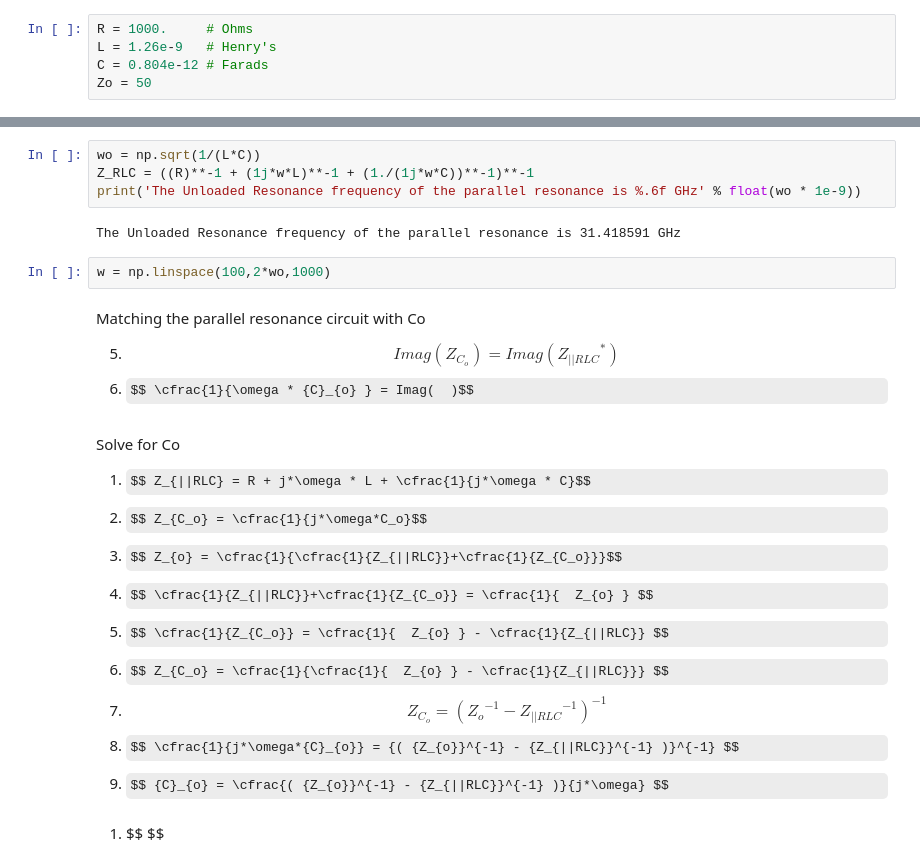
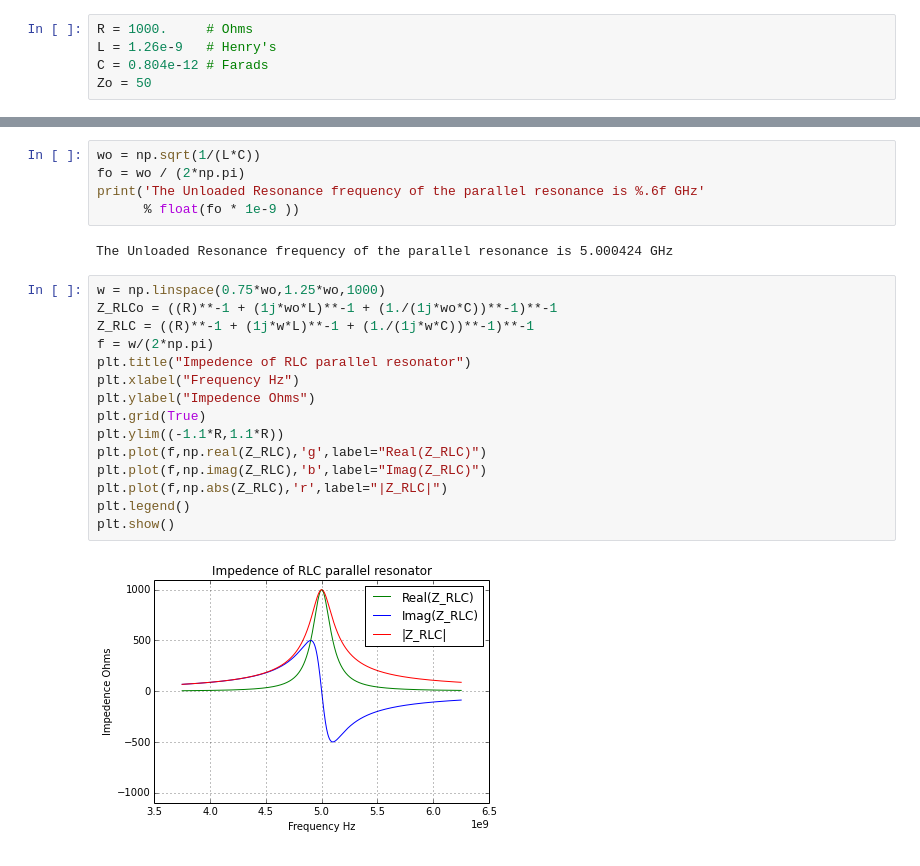
Before and after one commit to TheWylieStCoyote/EEE545_HomeWork, a Jupyter notebook: hw2/HW2.ipynb, the cells around one changed output, grey strips where cells are left out. Cells and saved outputs as stored; diff of their text form; some formulas as TeX source.

```diff
--- a/hw2/HW2.ipynb
+++ b/hw2/HW2.ipynb
@@ -493,29 +562,24 @@ Parallel Resonance circuit
 # %%
 wo = np.sqrt(1/(L*C))
-Z_RLC = ((R)**-1 + (1j*w*L)**-1 + (1./(1j*w*C))**-1)**-1
-print('The Unloaded Resonance frequency of the parallel resonance is %.6f GHz' % float(wo * 1e-9))
+fo = wo / (2*np.pi)
+print('The Unloaded Resonance frequency of the parallel resonance is %.6f GHz'
+      % float(fo * 1e-9 ))
 # %% [output]
-The Unloaded Resonance frequency of the parallel resonance is 31.418591 GHz
+The Unloaded Resonance frequency of the parallel resonance is 5.000424 GHz
-# %%
-w = np.linspace(100,2*wo,1000)
-# %% [markdown]
-Matching the parallel resonance circuit with Co
-
-5.  $$ Imag({Z}_{{C}_{o}}) =  Imag({Z_{||RLC}}^{*}) $$
-6.  $$ \cfrac{1}{\omega * {C}_{o} } = Imag(  )$$
-# %% [markdown]
-Solve for Co
-
-1. $$ Z_{||RLC} = R + j*\omega * L + \cfrac{1}{j*\omega * C}$$
-2. $$ Z_{C_o} = \cfrac{1}{j*\omega*C_o}$$
-3. $$ Z_{o} = \cfrac{1}{\cfrac{1}{Z_{||RLC}}+\cfrac{1}{Z_{C_o}}}$$
-4. $$ \cfrac{1}{Z_{||RLC}}+\cfrac{1}{Z_{C_o}} = \cfrac{1}{  Z_{o} } $$
-5. $$ \cfrac{1}{Z_{C_o}} = \cfrac{1}{  Z_{o} } - \cfrac{1}{Z_{||RLC}} $$
-6. $$ Z_{C_o} = \cfrac{1}{\cfrac{1}{  Z_{o} } - \cfrac{1}{Z_{||RLC}}} $$
-7. $$ Z_{C_o} = {( {Z_{o}}^{-1} - {Z_{||RLC}}^{-1} )}^{-1} $$
-8. $$ \cfrac{1}{j*\omega*{C}_{o}} = {( {Z_{o}}^{-1} - {Z_{||RLC}}^{-1} )}^{-1} $$
-9. $$ {C}_{o} = \cfrac{( {Z_{o}}^{-1} - {Z_{||RLC}}^{-1} )}{j*\omega} $$
-# %% [markdown]
-
-
-1. $$  $$
+# %%
+w = np.linspace(0.75*wo,1.25*wo,1000)
+Z_RLCo = ((R)**-1 + (1j*wo*L)**-1 + (1./(1j*wo*C))**-1)**-1
+Z_RLC = ((R)**-1 + (1j*w*L)**-1 + (1./(1j*w*C))**-1)**-1
+f = w/(2*np.pi)
+plt.title("Impedence of RLC parallel resonator")
+plt.xlabel("Frequency Hz")
+plt.ylabel("Impedence Ohms")
+plt.grid(True)
+plt.ylim((-1.1*R,1.1*R))
+plt.plot(f,np.real(Z_RLC),'g',label="Real(Z_RLC)")
+plt.plot(f,np.imag(Z_RLC),'b',label="Imag(Z_RLC)")
+plt.plot(f,np.abs(Z_RLC),'r',label="|Z_RLC|")
+plt.legend()
+plt.show()
+# %% [output]
+[figure, added]
```
Also changed, not shown: parts of 28 cells of this notebook.
